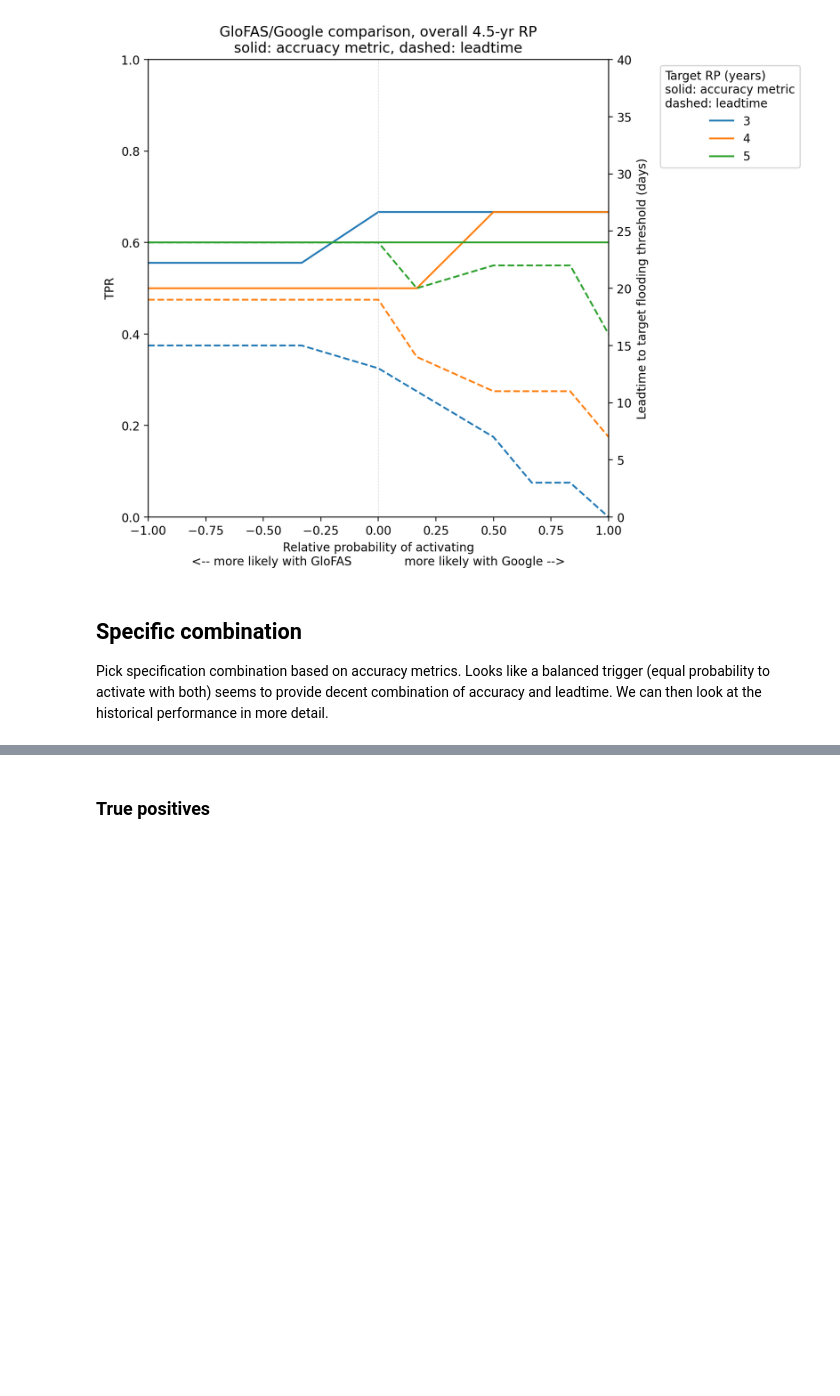
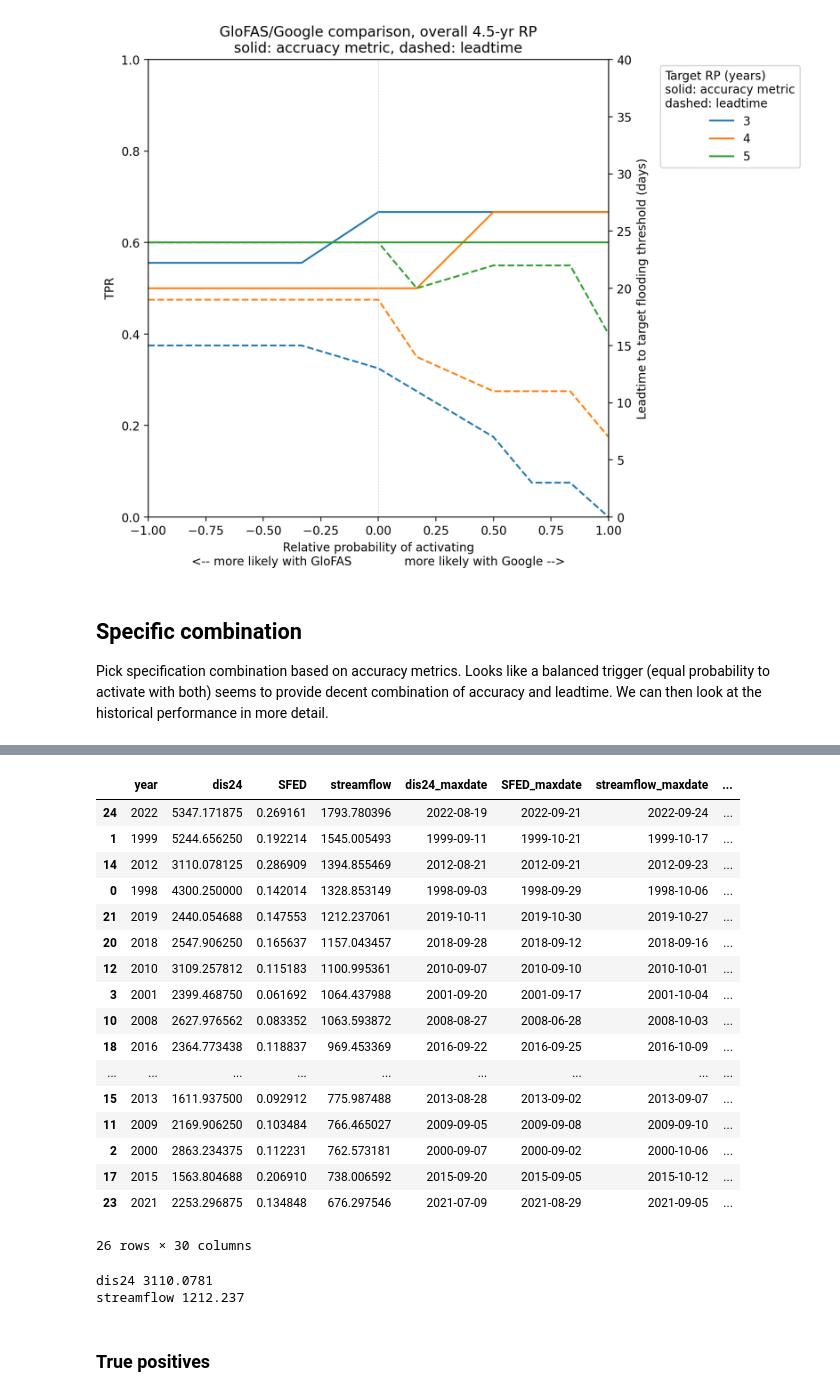
Before and after one commit to OCHA-DAP/ds-aa-nga-flooding, a Jupyter notebook: exploration/2025/combined_gf_grrr_reanalysis.ipynb, the cells around one changed output, grey strips where cells are left out. Drawn from its saved outputs; the diff is of its cells as text; code cells hidden in the pictures; blank space fills up the shorter version.

```diff
--- a/exploration/2025/combined_gf_grrr_reanalysis.ipynb
+++ b/exploration/2025/combined_gf_grrr_reanalysis.ipynb
@@ -529,3 +565,33 @@ rp_target = 5
+# %%
+df_selected_trigger.sort_values("streamflow", ascending=False)
+# %% [output]
+|  | year | dis24 | SFED | streamflow | dis24_maxdate | SFED_maxdate | streamflow_maxdate | ... |
+| 24 | 2022 | 5347.171875 | 0.269161 | 1793.780396 | 2022-08-19 | 2022-09-21 | 2022-09-24 | ... |
+| 1 | 1999 | 5244.656250 | 0.192214 | 1545.005493 | 1999-09-11 | 1999-10-21 | 1999-10-17 | ... |
+| 14 | 2012 | 3110.078125 | 0.286909 | 1394.855469 | 2012-08-21 | 2012-09-21 | 2012-09-23 | ... |
+| 0 | 1998 | 4300.250000 | 0.142014 | 1328.853149 | 1998-09-03 | 1998-09-29 | 1998-10-06 | ... |
+| 21 | 2019 | 2440.054688 | 0.147553 | 1212.237061 | 2019-10-11 | 2019-10-30 | 2019-10-27 | ... |
+| 20 | 2018 | 2547.906250 | 0.165637 | 1157.043457 | 2018-09-28 | 2018-09-12 | 2018-09-16 | ... |
+| 12 | 2010 | 3109.257812 | 0.115183 | 1100.995361 | 2010-09-07 | 2010-09-10 | 2010-10-01 | ... |
+| 3 | 2001 | 2399.468750 | 0.061692 | 1064.437988 | 2001-09-20 | 2001-09-17 | 2001-10-04 | ... |
+| 10 | 2008 | 2627.976562 | 0.083352 | 1063.593872 | 2008-08-27 | 2008-06-28 | 2008-10-03 | ... |
+| 18 | 2016 | 2364.773438 | 0.118837 | 969.453369 | 2016-09-22 | 2016-09-25 | 2016-10-09 | ... |
+| ... | ... | ... | ... | ... | ... | ... | ... | ... |
+| 15 | 2013 | 1611.937500 | 0.092912 | 775.987488 | 2013-08-28 | 2013-09-02 | 2013-09-07 | ... |
+| 11 | 2009 | 2169.906250 | 0.103484 | 766.465027 | 2009-09-05 | 2009-09-08 | 2009-09-10 | ... |
+| 2 | 2000 | 2863.234375 | 0.112231 | 762.573181 | 2000-09-07 | 2000-09-02 | 2000-10-06 | ... |
+| 17 | 2015 | 1563.804688 | 0.206910 | 738.006592 | 2015-09-20 | 2015-09-05 | 2015-10-12 | ... |
+| 23 | 2021 | 2253.296875 | 0.134848 | 676.297546 | 2021-07-09 | 2021-08-29 | 2021-09-05 | ... |
+26 rows × 30 columns
+# %%
+for x in ["dis24", "streamflow"]:
+    thresh = df_selected_trigger[
+        ~df_selected_trigger[f"{x}_trig_date"].isnull()
+    ][x].min()
+    print(x, thresh)
+# %% [output]
+dis24 3110.0781
+streamflow 1212.237
 # %% [markdown]
 ### True positives
 # %%
```
Also changed, not shown: parts of 14 cells of this notebook, 2 other files.
